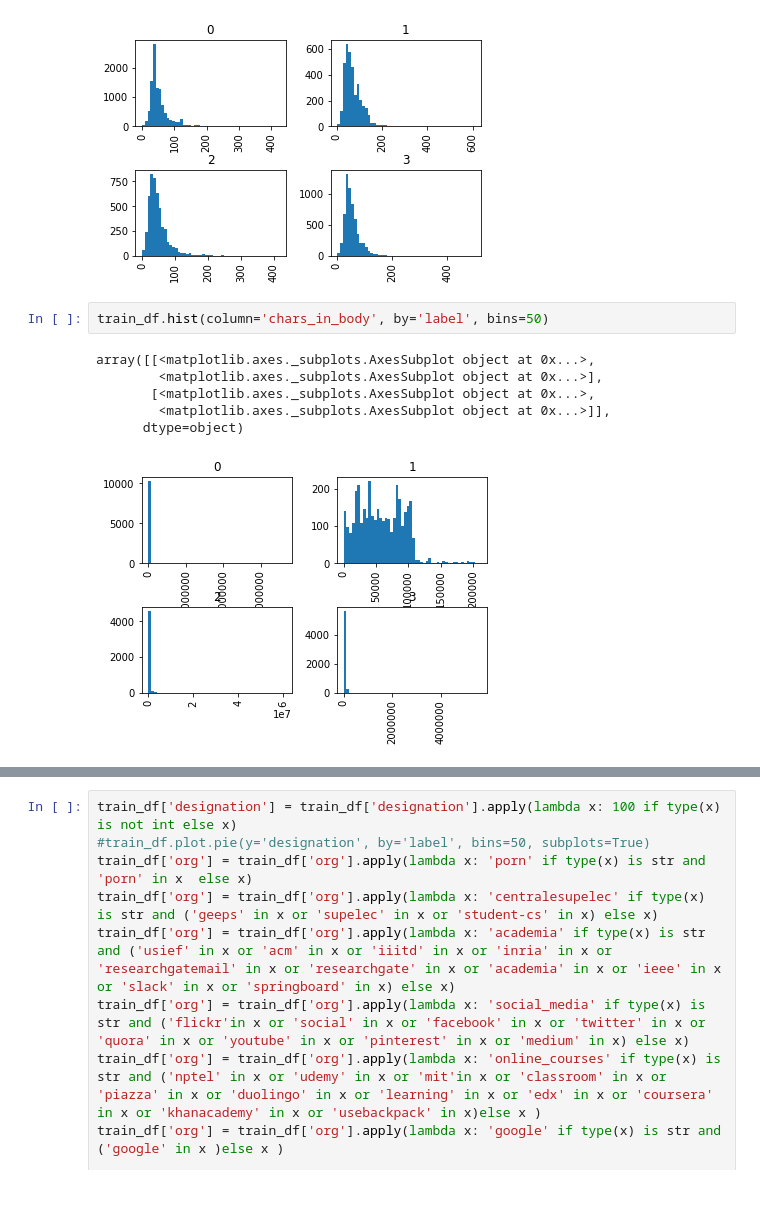
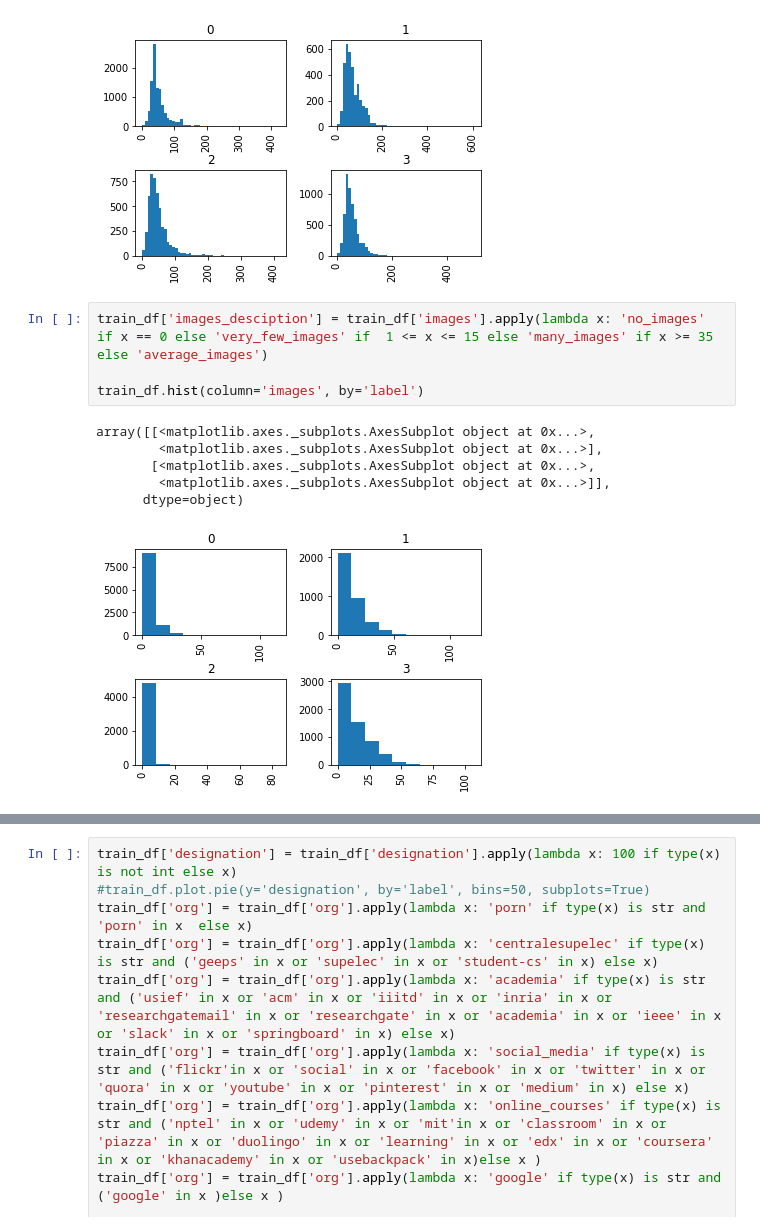
Before and after one commit to anneclairebrld/mail_classification, a Jupyter notebook: discovery.ipynb, the cells around one changed output, grey strips where cells are left out. Drawn from its saved outputs; the diff is of its cells as text; blank space fills up the shorter version.

```diff
--- a/discovery.ipynb
+++ b/discovery.ipynb
@@ -39,12 +39,14 @@ array([[<matplotlib.axes._subplots.AxesSubplot object at 0x...>,
         <matplotlib.axes._subplots.AxesSubplot object at 0x...>]],
       dtype=object)
 [figure]
-# %%
-train_df.hist(column='chars_in_body', by='label', bins=50)
-# %% [output]
-array([[<matplotlib.axes._subplots.AxesSubplot object at 0x...>,
-        <matplotlib.axes._subplots.AxesSubplot object at 0x...>],
-       [<matplotlib.axes._subplots.AxesSubplot object at 0x...>,
-        <matplotlib.axes._subplots.AxesSubplot object at 0x...>]],
-      dtype=object)
-[figure, removed]
+# %%
+train_df['images_desciption'] = train_df['images'].apply(lambda x: 'no_images' if x == 0 else 'very_few_images' if  1 <= x <= 15 else 'many_images' if x >= 35 else 'average_images')
+
+train_df.hist(column='images', by='label')
+# %% [output]
+array([[<matplotlib.axes._subplots.AxesSubplot object at 0x...>,
+        <matplotlib.axes._subplots.AxesSubplot object at 0x...>],
+       [<matplotlib.axes._subplots.AxesSubplot object at 0x...>,
+        <matplotlib.axes._subplots.AxesSubplot object at 0x...>]],
+      dtype=object)
+[figure, added]
```
Also changed, not shown: parts of 4 cells of this notebook.
